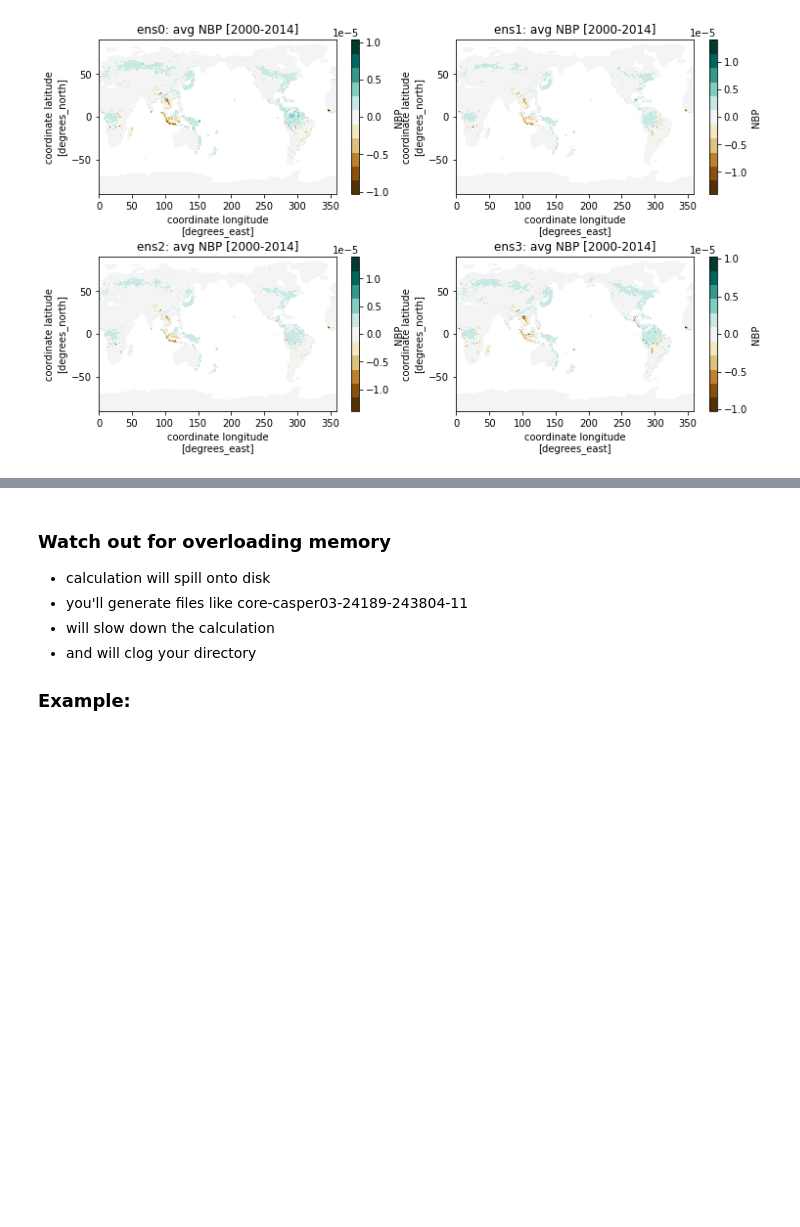
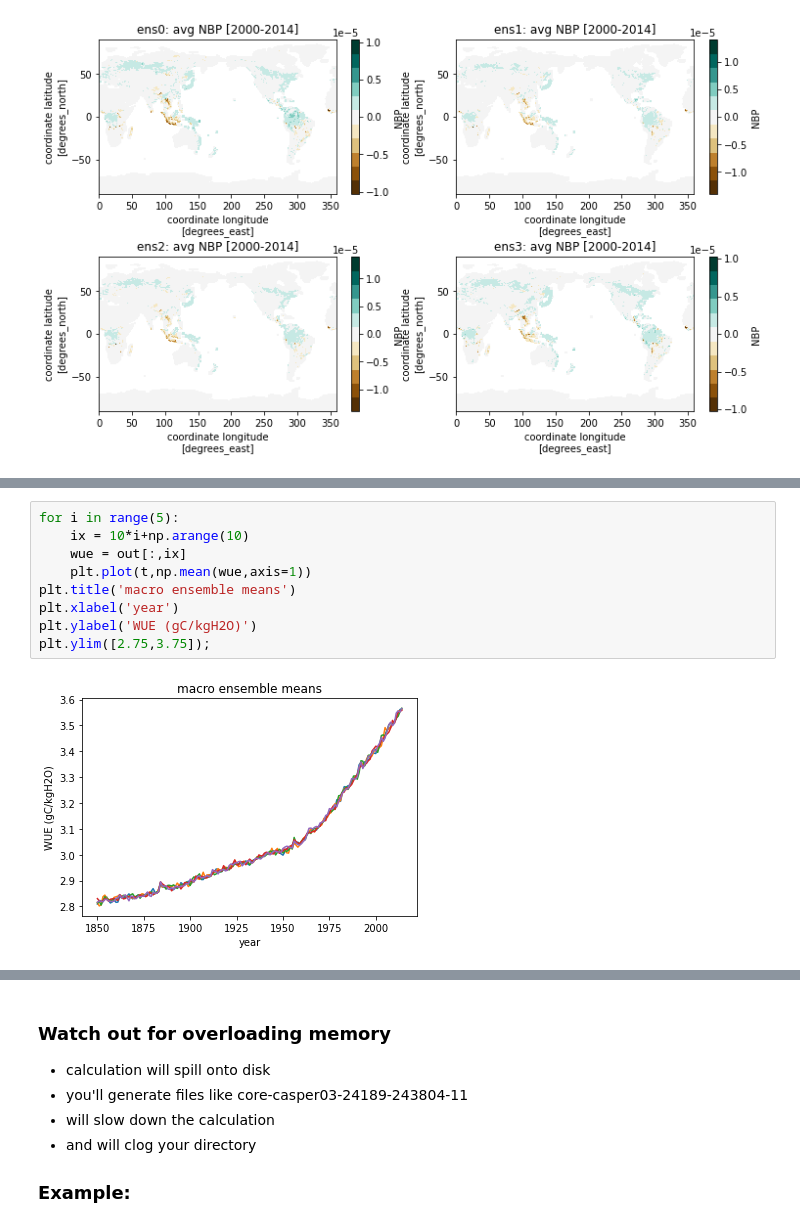
Before and after one commit to djk2120/TWSnbp, a Jupyter notebook: src/LENS_template.ipynb, the cells around one changed output, grey strips where cells are left out. Drawn from its saved outputs; the diff is of its cells as text; blank space fills up the shorter version.

```diff
--- a/src/LENS_template.ipynb
+++ b/src/LENS_template.ipynb
@@ -221,0 +240,11 @@ plt.title('global landsink since 2000 across the ensemble');
+# %%
+for i in range(5):
+    ix = 10*i+np.arange(10)
+    wue = out[:,ix]
+    plt.plot(t,np.mean(wue,axis=1))
+plt.title('macro ensemble means')
+plt.xlabel('year')
+plt.ylabel('WUE (gC/kgH2O)')
+plt.ylim([2.75,3.75]);
+# %% [output]
+[figure, added]
```
Also changed, not shown: parts of 10 cells of this notebook.
